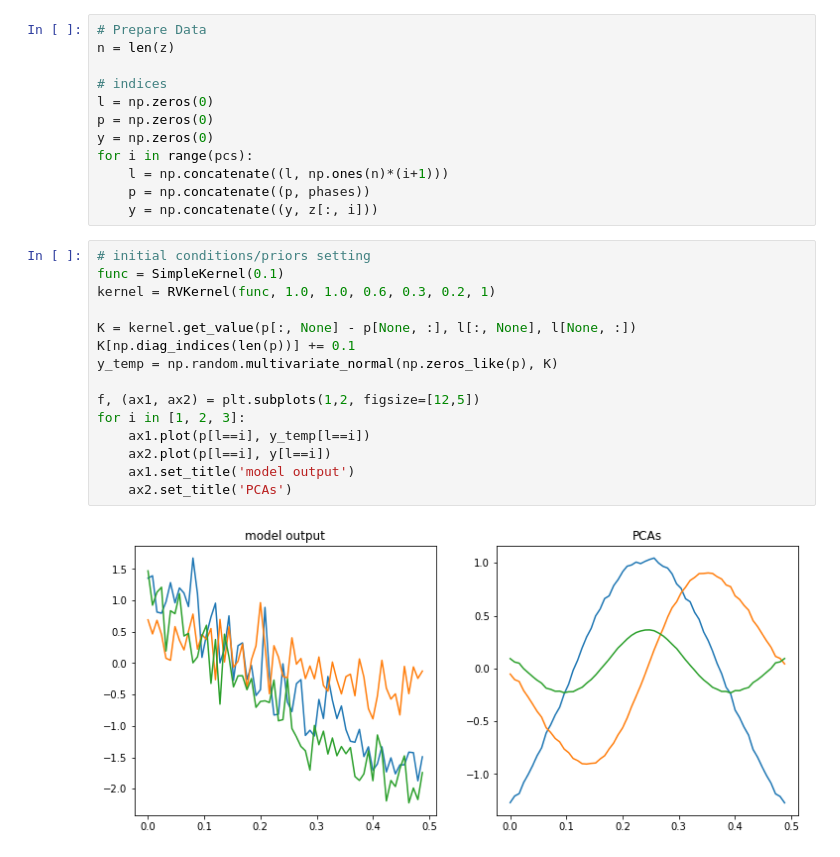
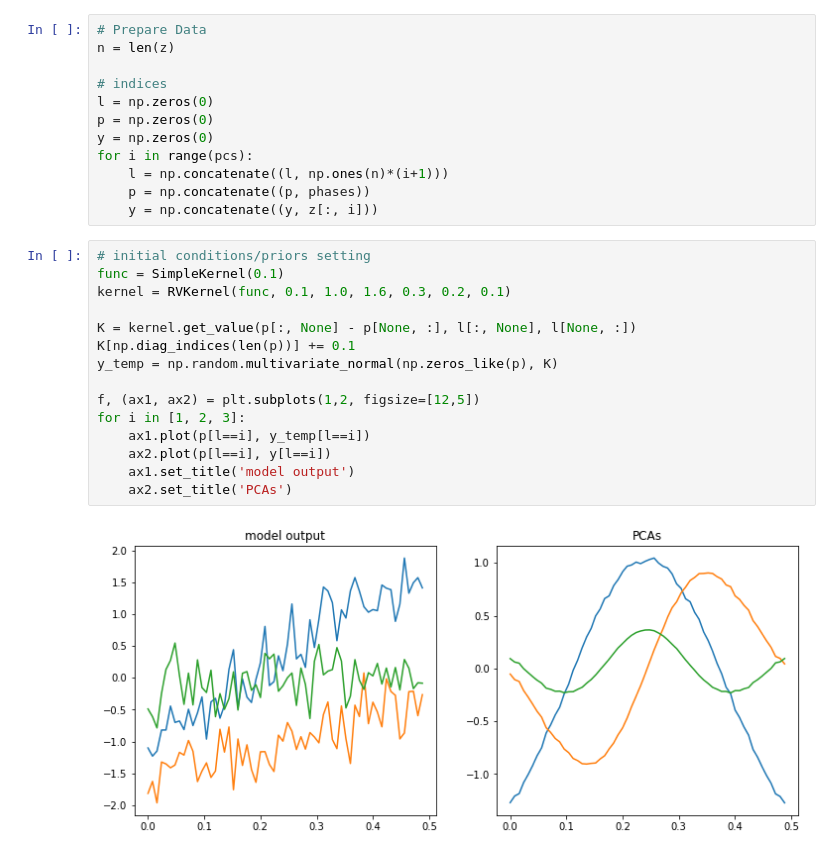
Before and after one commit to silburt/tau-ceti, a Jupyter notebook: simulated_spectra/gp_model_manual.ipynb, the cells around one changed output. Drawn from its saved outputs; the diff is of its cells as text.

```diff
--- a/simulated_spectra/gp_model_manual.ipynb
+++ b/simulated_spectra/gp_model_manual.ipynb
@@ -158,18 +158,18 @@ for i in range(pcs):
 # %%
 # initial conditions/priors setting
 func = SimpleKernel(0.1)
-kernel = RVKernel(func, 1.0, 1.0, 0.6, 0.3, 0.2, 1)
+kernel = RVKernel(func, 0.1, 1.0, 1.6, 0.3, 0.2, 0.1)
 
 K = kernel.get_value(p[:, None] - p[None, :], l[:, None], l[None, :])
 K[np.diag_indices(len(p))] += 0.1
 y_temp = np.random.multivariate_normal(np.zeros_like(p), K)
 
 f, (ax1, ax2) = plt.subplots(1,2, figsize=[12,5])
 for i in [1, 2, 3]:
     ax1.plot(p[l==i], y_temp[l==i])
     ax2.plot(p[l==i], y[l==i])
     ax1.set_title('model output')
     ax2.set_title('PCAs')
 # %% [output]
-[figure, old version]
+[figure, new version]
 # %%
```
Also changed, not shown: parts of 6 cells of this notebook.
